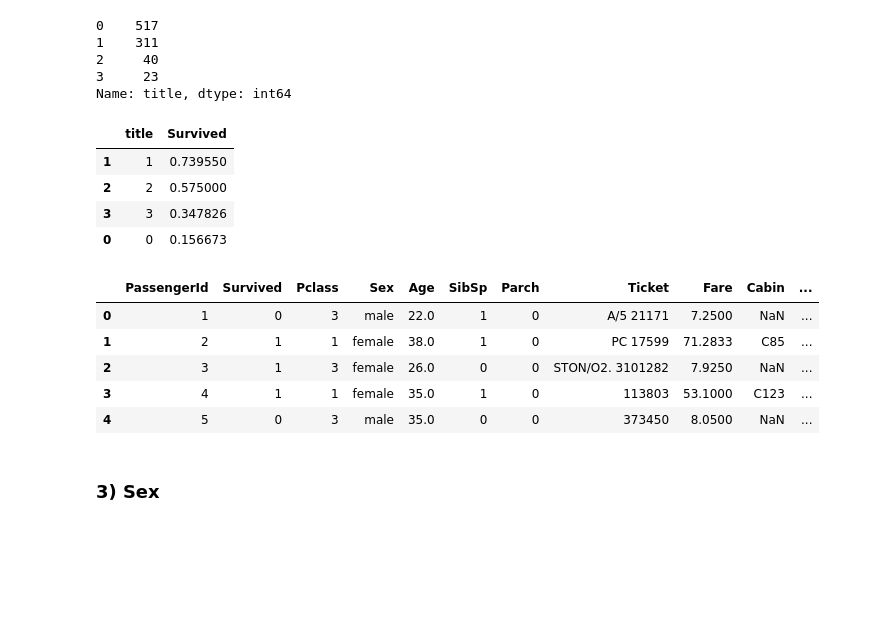
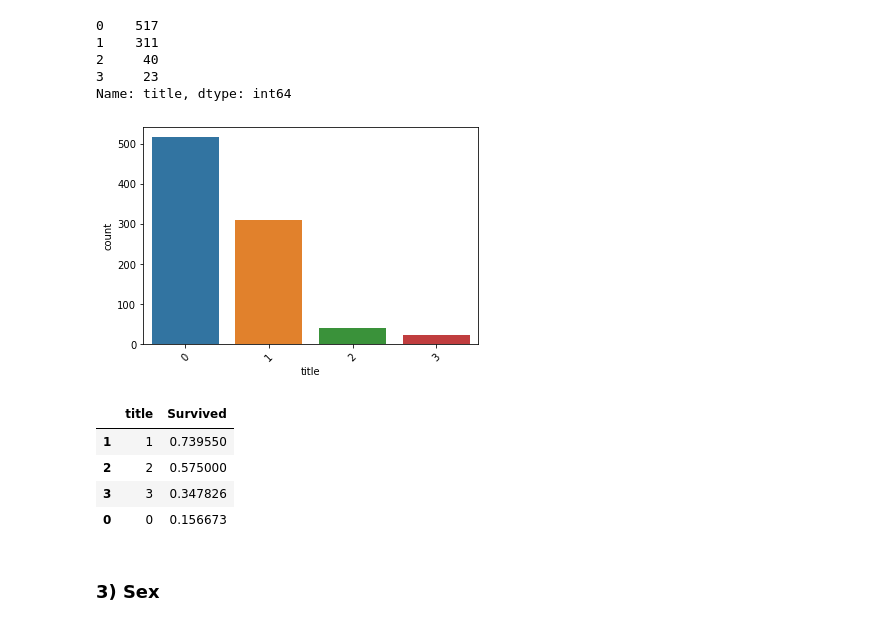
Before and after one commit to malte-n/Data-Science-Portfolio, a Jupyter notebook: titanic_kaggle_comp/titanic_classification_problem.ipynb, the cells around one changed output. Cells and saved outputs as stored; diff of their text form; code cells hidden in the pictures; blank space fills up the shorter version.

```diff
--- a/titanic_kaggle_comp/titanic_classification_problem.ipynb
+++ b/titanic_kaggle_comp/titanic_classification_problem.ipynb
@@ -124,6 +124,11 @@ train_data.title.value_counts()
 2     40
 3     23
 Name: title, dtype: int64
+# %%
+ts = sns.countplot(data=train_data, x="title")
+ts = plt.setp(ts.get_xticklabels(), rotation=45)
+# %% [output]
+[figure, added]
 # %%
 explore_title = train_data[['title', 'Survived']].groupby(['title'], as_index=False).mean().sort_values(by='Survived', ascending=False)
 explore_title
@@ -134,11 +139,10 @@ explore_title
 | 3 | 3 | 0.347826 |
 | 0 | 0 | 0.156673 |
 # %%
-from sklearn.preprocessing import OneHotEncoder
-oh = OneHotEncoder(handle_unknown="ignore", sparse = False)
 
 survivors = [x for x in train_data[train_data["Survived"] == 1]["fname"]]
 others = [x for x in train_data[train_data["Survived"] == 0]["fname"]]
+
 train_data["fname"] = train_data['fname'].replace(survivors, 'survivor')
 train_data["fname"] = train_data['fname'].replace(others, 'other')
 train_data["fname"] = train_data["fname"].map({"survivor":1, "other":0})
@@ -147,15 +151,6 @@ other_test = [x for x in test_data["fname"] if x not in survivors]
 test_data["fname"] = test_data['fname'].replace(survivors, 'survivor')
 test_data["fname"] = test_data['fname'].replace(other_test, 'other_test')
 test_data["fname"] = test_data["fname"].map({"survivor":1, "other_test":0})
-
-train_data.head()
-# %% [output]
-|  | PassengerId | Survived | Pclass | Sex | Age | SibSp | Parch | Ticket | Fare | Cabin | ... |
-| 0 | 1 | 0 | 3 | male | 22.0 | 1 | 0 | A/5 21171 | 7.2500 | NaN | ... |
-| 1 | 2 | 1 | 1 | female | 38.0 | 1 | 0 | PC 17599 | 71.2833 | C85 | ... |
-| 2 | 3 | 1 | 3 | female | 26.0 | 0 | 0 | STON/O2. 3101282 | 7.9250 | NaN | ... |
-| 3 | 4 | 1 | 1 | female | 35.0 | 1 | 0 | 113803 | 53.1000 | C123 | ... |
-| 4 | 5 | 0 | 3 | male | 35.0 | 0 | 0 | 373450 | 8.0500 | NaN | ... |
 # %% [markdown]
 ### 3) Sex
 # %%
```
Also changed, not shown: parts of 10 cells of this notebook, 1 other file.
